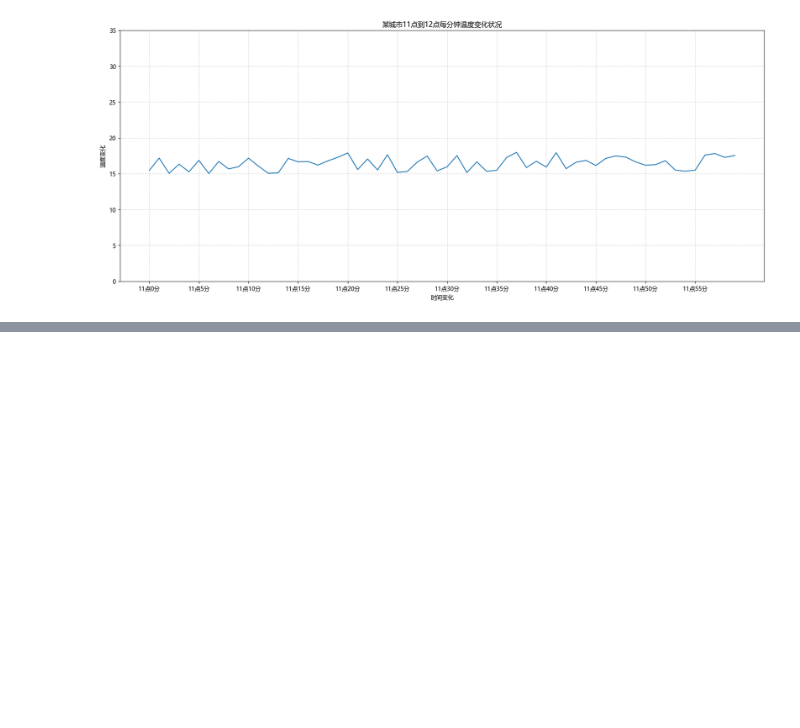
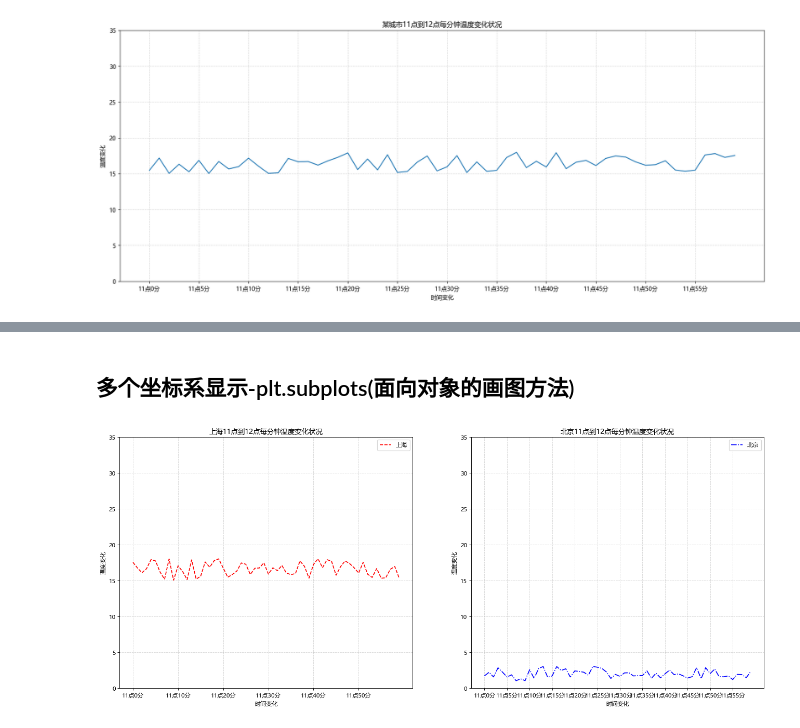
Before and after one commit to mackyuqimack/pythonStudy, a Jupyter notebook: matplotlib_demo/day1.ipynb, the cells around one changed output, grey strips where cells are left out. Cells and saved outputs as stored; diff of their text form; code cells hidden in the pictures; blank space fills up the shorter version.

Commit message:
多个坐标系显示-plt.subplots(面向对象的画图方法)

```diff
--- a/matplotlib_demo/day1.ipynb
+++ b/matplotlib_demo/day1.ipynb
@@ -126,0 +127,44 @@ plt.show()
+# %% [markdown]
+## 多个坐标系显示-plt.subplots(面向对象的画图方法)
+# %%
+# 多个坐标系显示-plt.subplots(面向对象的画图方法)
+# 需求：将北京和上海分开显示
+# 1.准备数据x,y
+x = range(60)
+y_shanghai = [random.uniform(15, 18) for i in x]
+y_beijing = [random.uniform(1, 3) for i in x]
+# 2.创建画布
+# plt.figure(figsize=(20, 8), dpi=100)
+figure, axes = plt.subplots(nrows=1, ncols=2, figsize=(20, 8), dpi=80)
+# 3.绘制图像
+axes[0].plot(x, y_shanghai, color="r", linestyle="--", label="上海")
+axes[1].plot(x, y_beijing, color="b", linestyle="-.", label="北京")
+# 显示图例
+axes[0].legend()
+axes[1].legend()
+
+# 添加自定义刻度
+# plt.xticks(x,**kwargs) x:要显示的刻度值    plt.yticks(y,**kwargs)
+# 准备x的刻度说明
+x_lable = ["11点{}分".format(i) for i in x]
+axes[0].set_xticks(x[::10])
+axes[0].set_xticklabels(x_lable[::10])
+axes[0].set_yticks(range(0, 40, 5))
+axes[1].set_xticks(x[::5])
+axes[1].set_xticklabels(x_lable[::5])
+axes[1].set_yticks(range(0, 40, 5))
+# 添加网格
+axes[0].grid(linestyle="--", alpha=0.5)
+axes[1].grid(linestyle="--", alpha=0.5)
+# 添加描述
+axes[0].set_xlabel("时间变化")
+axes[0].set_ylabel("温度变化")
+axes[0].set_title("上海11点到12点每分钟温度变化状况")
+axes[1].set_xlabel("时间变化")
+axes[1].set_ylabel("温度变化")
+axes[1].set_title("北京11点到12点每分钟温度变化状况")
+# 4.显示图像
+# 注意: plt.show()会释放figure资源，如果在显示图像之后保存图片将只能保存空图片。
+plt.show()
+# %% [output]
+[figure, added]
```
Also changed, not shown: parts of 5 cells of this notebook, 1 other file.
